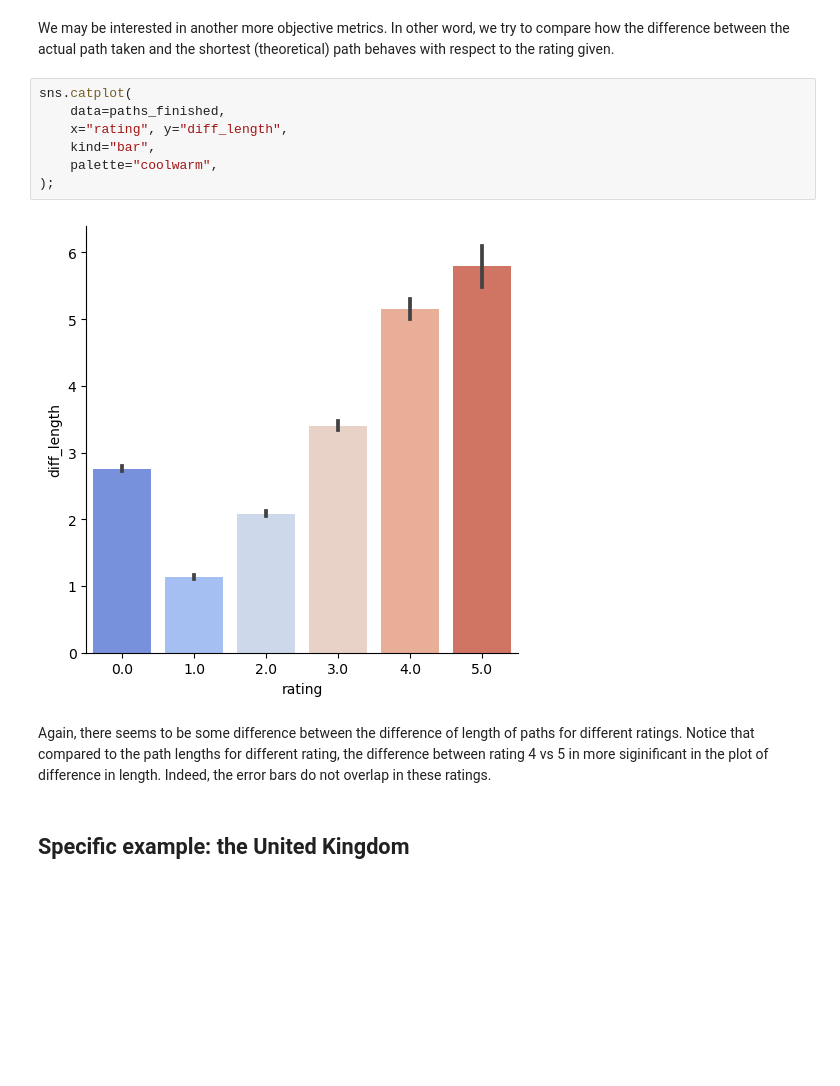
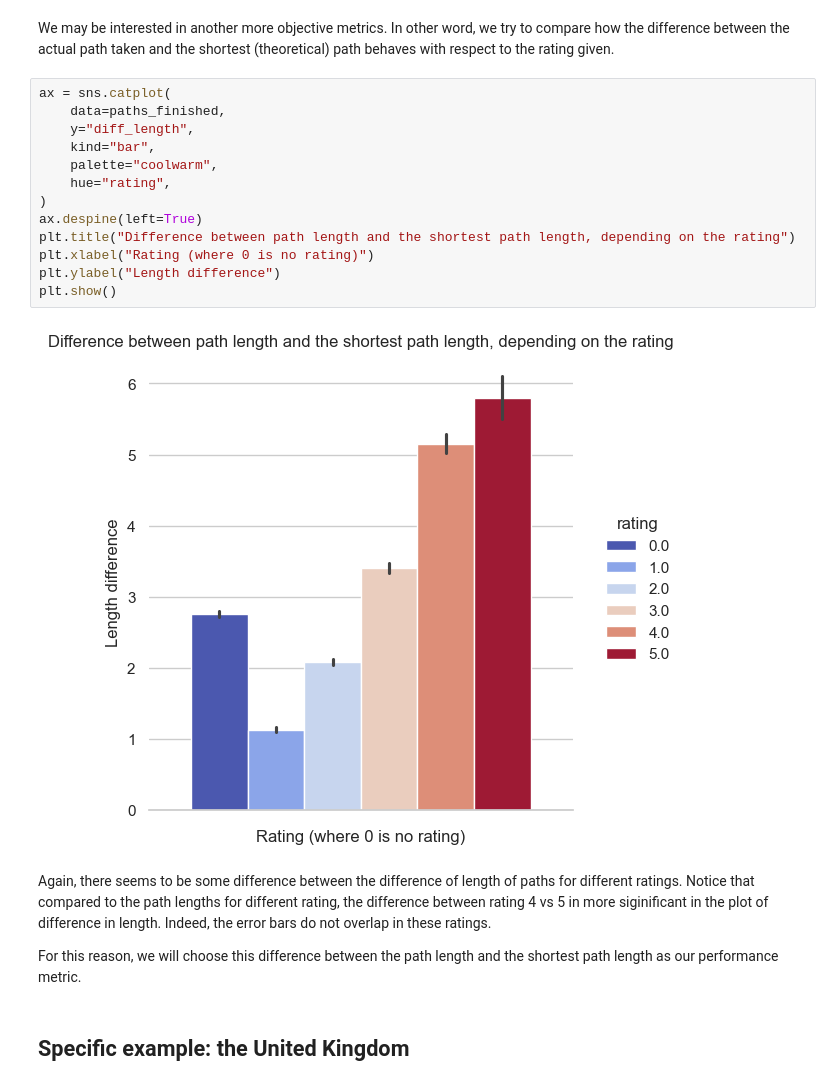
Before and after one commit to epfl-ada/ada-2023-project-abracadabra2023, a Jupyter notebook: nb.ipynb, the cells around one changed output. Drawn from its saved outputs; the diff is of its cells as text; blank space fills up the shorter version.

```diff
--- a/nb.ipynb
+++ b/nb.ipynb
@@ -86,17 +86,25 @@ Based on the previous two plots, we could hypothesize that the length of the pat
 Both these interpretations are intuitive but we should perform a statistical regressions and tests to confirm them.
 # %% [markdown]
 We may be interested in another more objective metrics. In other word, we try to compare how the difference between the actual path taken and the shortest (theoretical) path behaves with respect to the rating given.
-# %%
-sns.catplot(
-    data=paths_finished,
-    x="rating", y="diff_length",
-    kind="bar",
-    palette="coolwarm",
-);
-# %% [output]
-[figure, removed]
+# %%
+ax = sns.catplot(
+    data=paths_finished,
+    y="diff_length",
+    kind="bar",
+    palette="coolwarm",
+    hue="rating",
+)
+ax.despine(left=True)
+plt.title("Difference between path length and the shortest path length, depending on the rating")
+plt.xlabel("Rating (where 0 is no rating)")
+plt.ylabel("Length difference")
+plt.show()
+# %% [output]
+[figure, added]
 # %% [markdown]
 Again, there seems to be some difference between the difference of length of paths for different ratings. Notice that compared to the path lengths for different rating, the difference between rating 4 vs 5 in more siginificant in the plot of difference in length. Indeed, the error bars do not overlap in these ratings.
+
+For this reason, we will choose this difference between the path length and the shortest path length as our performance metric.
 # %% [markdown]
 ## Specific example: the United Kingdom
 # %% [markdown]
```
Also changed, not shown: parts of 1 cell of this notebook.
